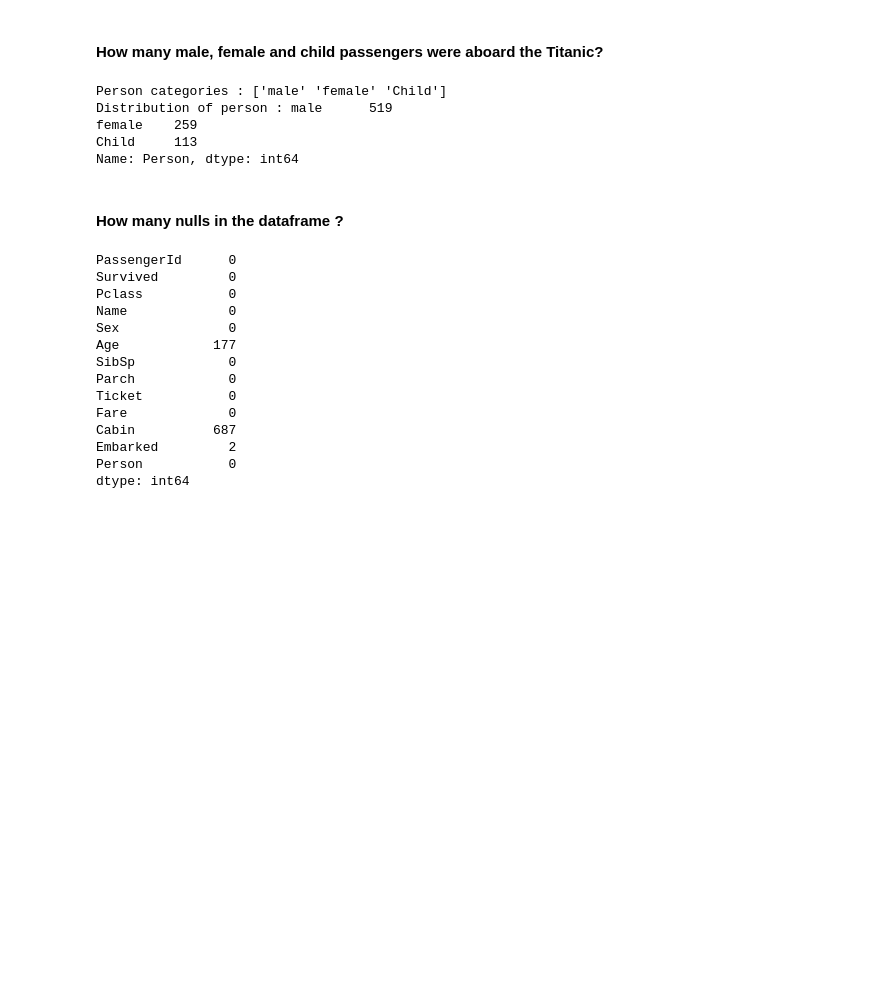
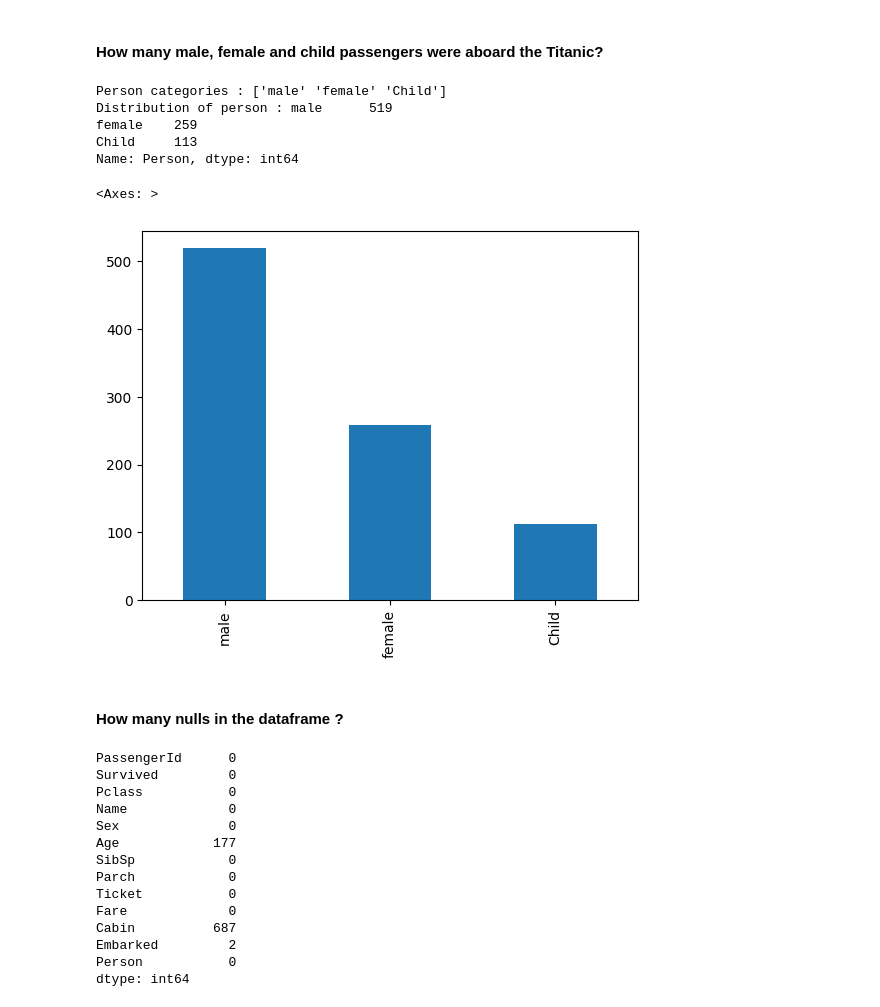
Before and after one commit to KseniaKotova/TMSds, a Jupyter notebook: HW9/titanic.ipynb, the cells around one changed output. Cells and saved outputs as stored; diff of their text form; code cells hidden in the pictures; blank space fills up the shorter version.

```diff
--- a/HW9/titanic.ipynb
+++ b/HW9/titanic.ipynb
@@ -88,6 +88,11 @@ Distribution of person : male      519
 female    259
 Child     113
 Name: Person, dtype: int64
+# %%
+df.Person.value_counts().plot.bar()
+# %% [output]
+<Axes: >
+[figure, added]
 # %% [markdown]
 #### How many nulls in the dataframe ?
 # %%
```
Also changed, not shown: parts of 14 cells of this notebook, 1 other file.
